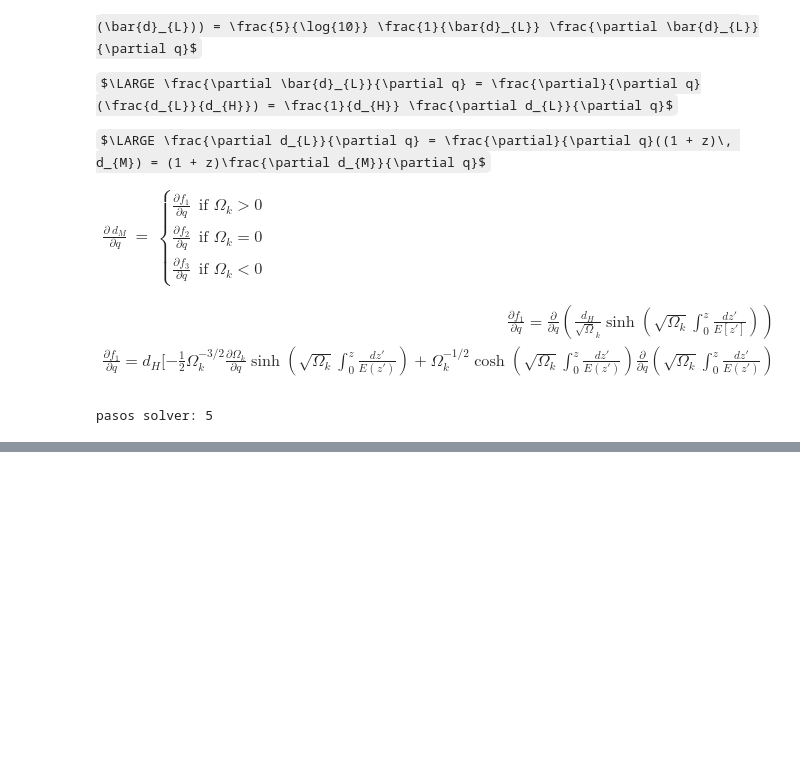
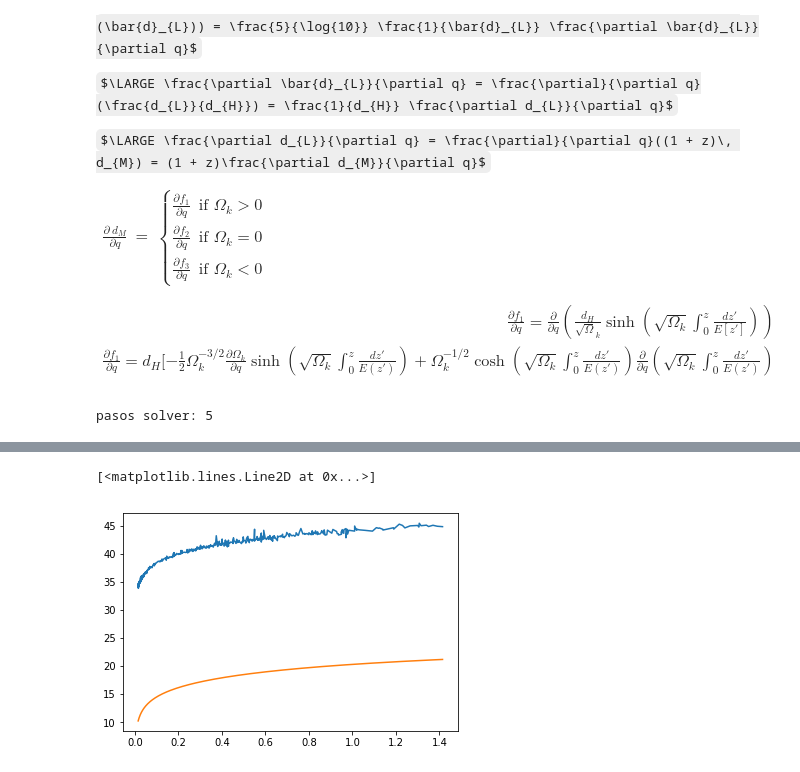
Before and after one commit to fluowhy/MCMC-methods, a Jupyter notebook: mcmc_hmc.ipynb, the cells around one changed output, grey strips where cells are left out. Cells and saved outputs as stored; diff of their text form; code cells hidden in the pictures; some formulas as TeX source; blank space fills up the shorter version.

```diff
--- a/mcmc_hmc.ipynb
+++ b/mcmc_hmc.ipynb
@@ -231,18 +343,19 @@ cov = np.diag(cov)
 labs = [r'$\Omega_{m}$', r'$\Omega_{\Lambda}$', r'w']
 labs1 = [r'\Omega_{m}', r'\Omega_{\Lambda}', r'w']
 
-M = 1 # numero de cadenas
+M = -19.3182761161
 Chains = []
 Xi2 = []
 Post = []
 COV = []
 params = 3 # numero de parametros
 r = 0.75e-2 #0.75e-2
-m = np.array([0.5, 0.5, 1])*r  # np.ones(3)*r # (np.array([0.4, 1.125, 4])**2)*1e-2
+m = np.array([1, 1, 1])*1e-5  # np.ones(3)*r # (np.array([0.4, 1.125, 4])**2)*1e-2
 pg = 1e-4 # paso gradiente # 1e-4
 ps = pg*10 # paso solver
 'numero de parametros', params
 L = 5
 print('pasos solver:', L)
+q = np.random.uniform(low=[0,0,-5], high=[1, 1, 1/3], size=3)
 # %% [output]
 pasos solver: 5
@@ -364,0 +378,6 @@ g.triangle_plot([samples], filled=True)
+# %%
+ds = 1e-3
+q0 = np.random.uniform(low=[0,0,-5], high=[1, 1, 1/3], size=3)
+print('q0', q0)
+m = np.array([1, 1, 1])*1e-1
+R = HMC(modelo, [redshift, mu_obs], ds=ds, dg=ds*1e-1, N=10000, L=10, params=['om', 'ol', 'w'], cov=cov, q0=q0)
@@ -364,0 +402,7 @@ g.triangle_plot([samples], filled=True)
+# %%
+fx = modelo(np.array(R[4]), redshift)
+plt.plot(redshift, mu_obs)
+plt.plot(redshift, fx - M)
+# %% [output]
+[<matplotlib.lines.Line2D at 0x...>]
+[figure, added]
```
Also changed, not shown: parts of 16 cells of this notebook.
